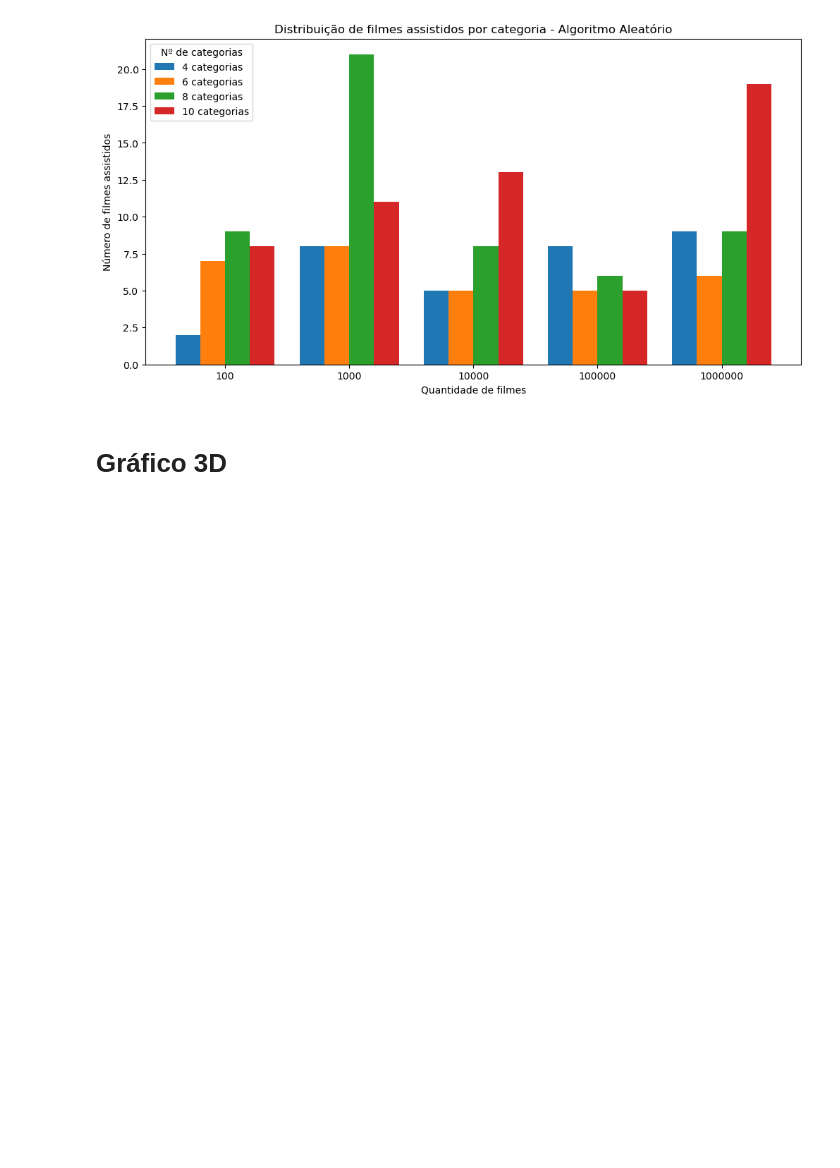
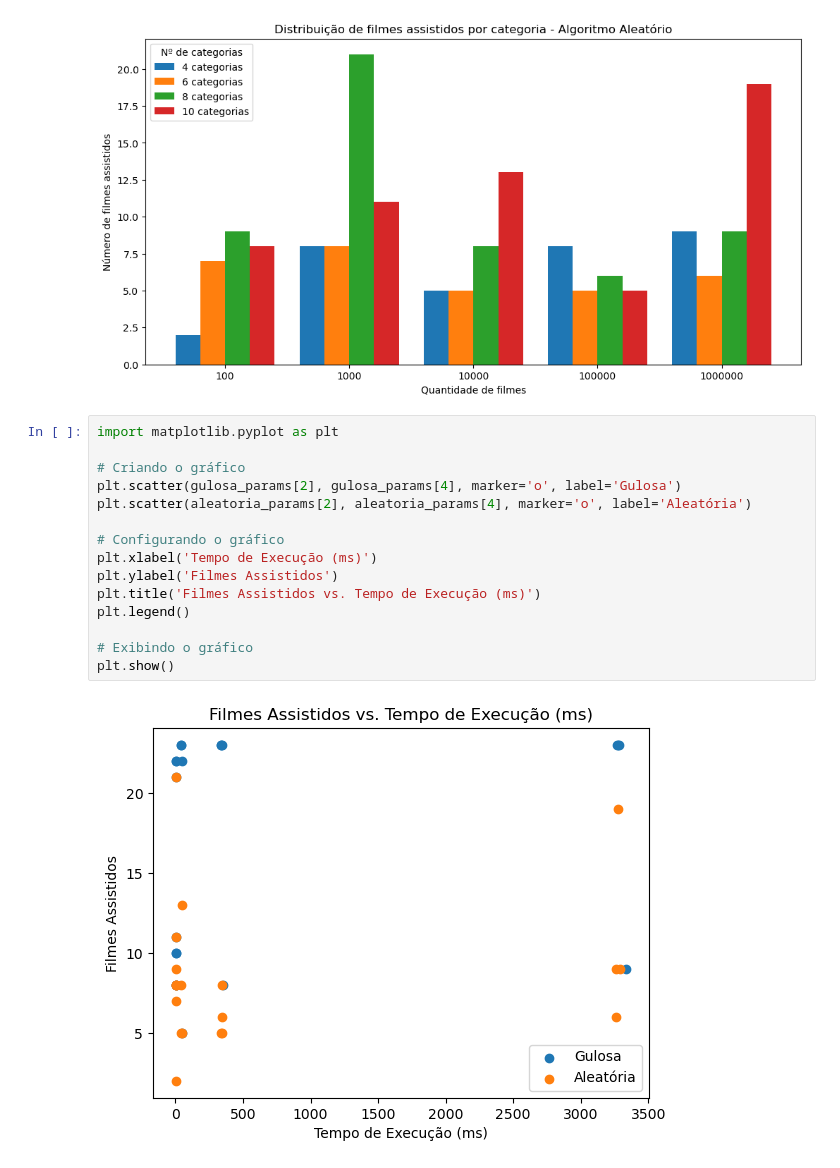
Before and after one commit to lucamelao/SuperComp-Project, a Jupyter notebook: RelatorioParcial.ipynb, the cells around one changed output. Drawn from its saved outputs; the diff is of its cells as text; blank space fills up the shorter version.

```diff
--- a/RelatorioParcial.ipynb
+++ b/RelatorioParcial.ipynb
@@ -432,5 +432,20 @@ plot_filmes_assistidos_por_categoria("Distribuição de filmes assistidos por ca
 # %% [output]
 [figure]
 [figure]
-# %% [markdown]
-# Gráfico 3D
+# %%
+import matplotlib.pyplot as plt
+
+# Criando o gráfico
+plt.scatter(gulosa_params[2], gulosa_params[4], marker='o', label='Gulosa')
+plt.scatter(aleatoria_params[2], aleatoria_params[4], marker='o', label='Aleatória')
+
+# Configurando o gráfico
+plt.xlabel('Tempo de Execução (ms)')
+plt.ylabel('Filmes Assistidos')
+plt.title('Filmes Assistidos vs. Tempo de Execução (ms)')
+plt.legend()
+
+# Exibindo o gráfico
+plt.show()
+# %% [output]
+[figure, added]
```
Also changed, not shown: parts of 7 cells of this notebook, 1 other file.
